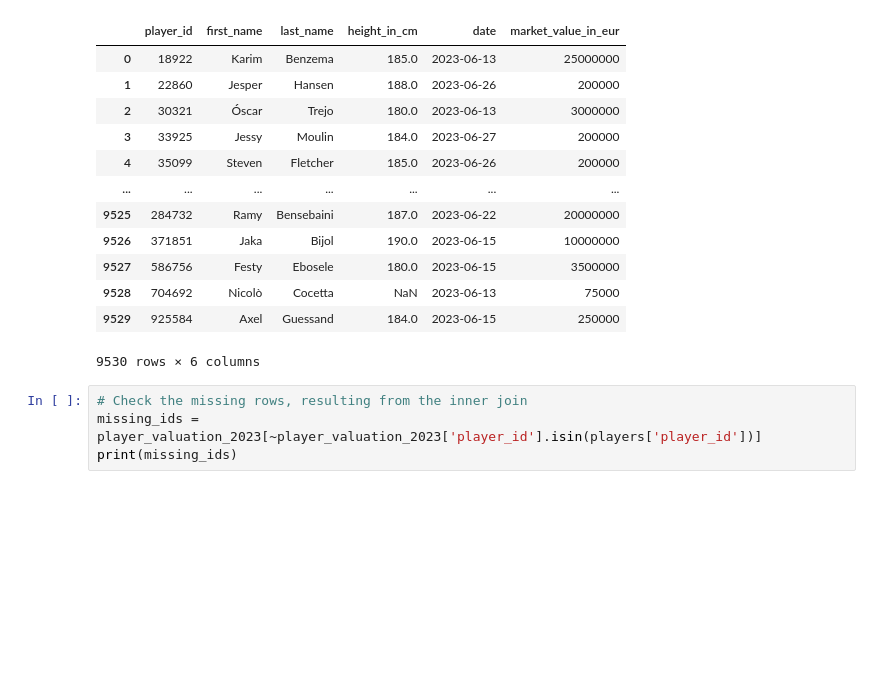
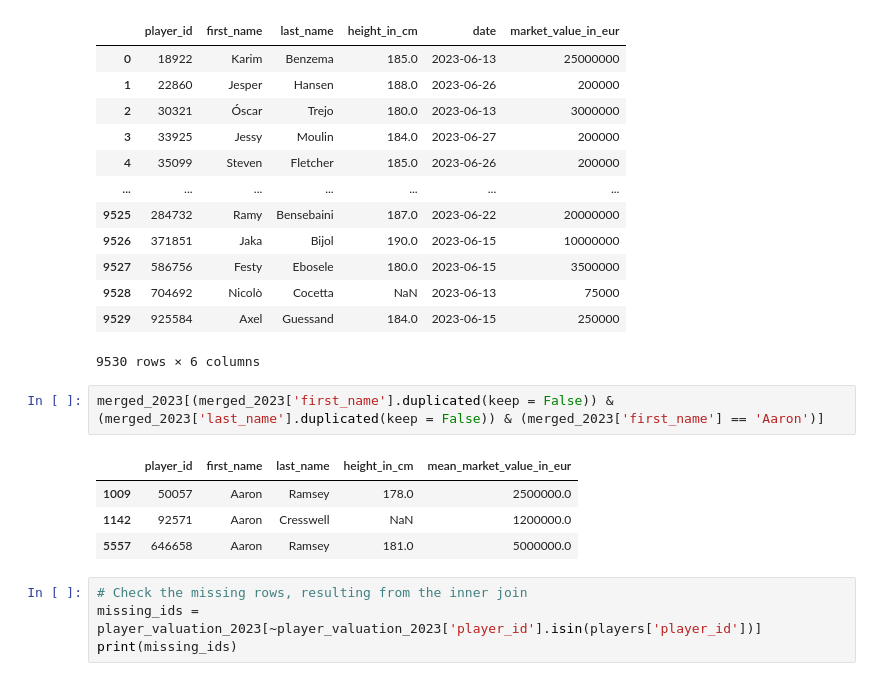
Before and after one commit to MarcoWong96/Capstone-Project, a Jupyter notebook: Notebooks/Initial_EDA.ipynb, the cells around one changed output. Cells and saved outputs as stored; diff of their text form; blank space fills up the shorter version.

```diff
--- a/Notebooks/Initial_EDA.ipynb
+++ b/Notebooks/Initial_EDA.ipynb
@@ -732,6 +729,13 @@ merged_2023
 | 9528 | 704692 | Nicolò | Cocetta | NaN | 2023-06-13 | 75000 |
 | 9529 | 925584 | Axel | Guessand | 184.0 | 2023-06-15 | 250000 |
 9530 rows × 6 columns
+# %%
+merged_2023[(merged_2023['first_name'].duplicated(keep = False)) & (merged_2023['last_name'].duplicated(keep = False)) & (merged_2023['first_name'] == 'Aaron')]
+# %% [output]
+|  | player_id | first_name | last_name | height_in_cm | mean_market_value_in_eur |
+| 1009 | 50057 | Aaron | Ramsey | 178.0 | 2500000.0 |
+| 1142 | 92571 | Aaron | Cresswell | NaN | 1200000.0 |
+| 5557 | 646658 | Aaron | Ramsey | 181.0 | 5000000.0 |
 # %%
 # Check the missing rows, resulting from the inner join
 missing_ids = player_valuation_2023[~player_valuation_2023['player_id'].isin(players['player_id'])]
```
Also changed, not shown: parts of 61 cells of this notebook, 11 other files.
